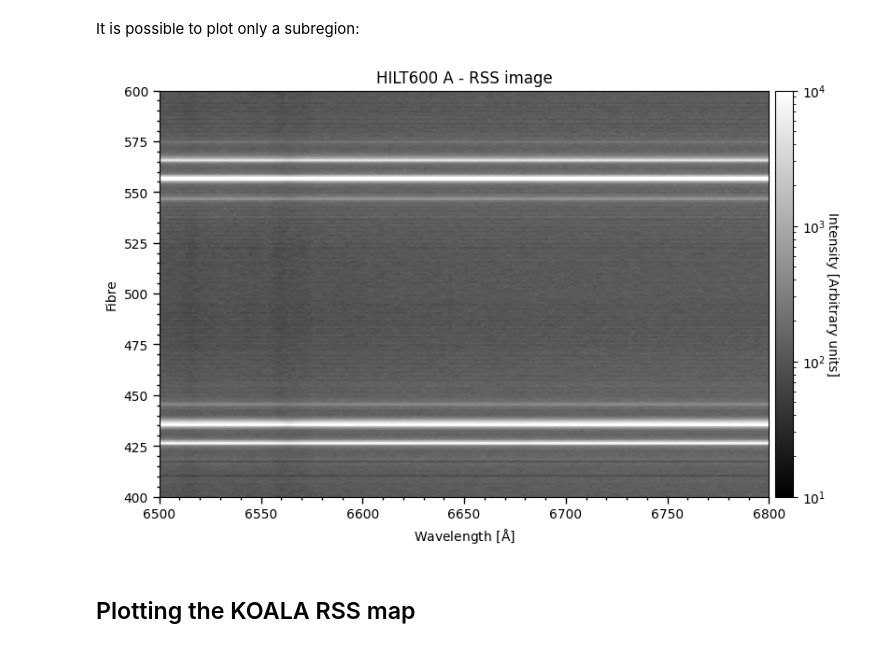
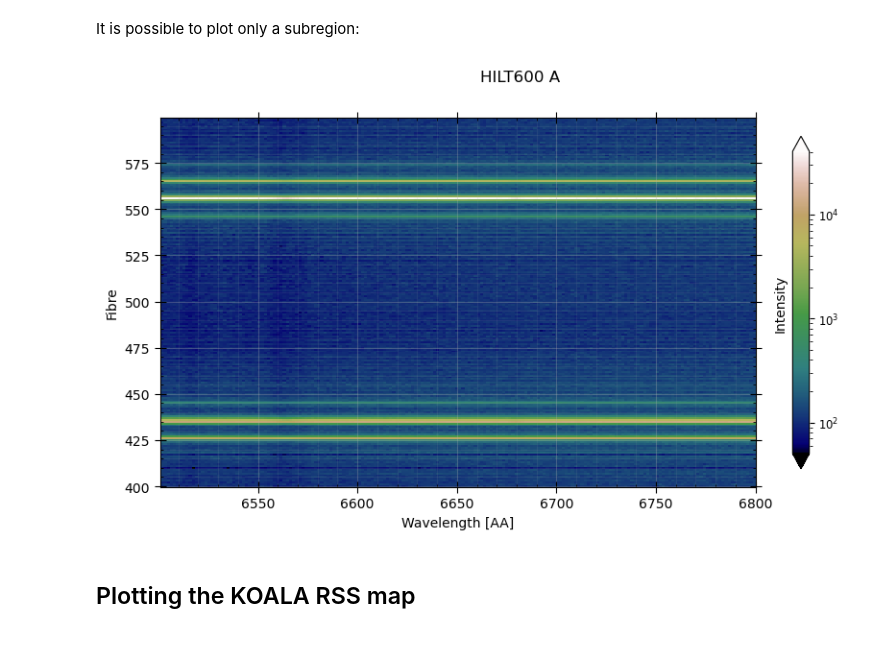
Before and after one commit to pykoala/pykoala, a Jupyter notebook: tutorials/koala_tutorial_1_intro.ipynb, the cells around one changed output. Drawn from its saved outputs; the diff is of its cells as text; code cells hidden in the pictures.

```diff
--- a/tutorials/koala_tutorial_1_intro.ipynb
+++ b/tutorials/koala_tutorial_1_intro.ipynb
@@ -48,5 +35,5 @@ arm = 'red'
 path_to_filename = f"{path_to_data}/{aaomega_gratings[arm]}"
 
 # # Check the data that we have in folder path_to_filename using task "list_koala_fits_files_in_folder()"
-list_koala_fits_files_in_folder(path_to_data)
+#list_koala_fits_files_in_folder(path_to_data)
 # %% [output]
@@ -82,9 +49,11 @@ obs_number = 28 #31-36  galaxy, 28, 29, 30 star 2, 25,26,27 star 1
 # # Set variable "filename" just with the info of the file (it does not include the path in this example)
 filename = f"{date}{aaomega_arms[arm]}00{obs_number}red.fits"
 
-run28_red = koalaRSS(filename,                         # Name of the file, it could including all full path
-                     path = path_to_data,          # Path to the file (optional, default=None)
-                     rss_object_name = "run28_red",    # Name of the rss object to be created (optional, default=None)
-                     verbose = True,                   # Print in screen what it is happening (optional, default=False)
-                     plot = True)                      # Plot any plot that appears in the process (optional, default=False)
+# run28_red = koalaRSS(filename,                         # Name of the file, it could including all full path
+#                      path = path_to_data,          # Path to the file (optional, default=None)
+#                      rss_object_name = "run28_red",    # Name of the rss object to be created (optional, default=None)
+#                      verbose = True,                   # Print in screen what it is happening (optional, default=False)
+#                      plot = True)                      # Plot any plot that appears in the process (optional, default=False)
+
+run28_red = koala_rss(os.path.join(path_to_data, filename))
 # %% [output]
@@ -265,16 +215,10 @@ rss_image(run28_red,
 # %% [markdown]
 It is possible to plot only a subregion:
 # %%
-rss_image(run28_red,
-          log = True,
-          wmin = 6500, wmax = 6800,     # Wavelength range
-          fmin = 400, fmax =600,        # Fibre range
-          clow = 10, chigh =1E4,        # Color range
-          greyscale = True,
-          #save_plot_in_file=           # Use this for saving the image in a PNG, PDF file...
-          )
+fig = run28_red.plot_rss_image(wavelength_range=[6500, 6800], fibre_range=[400, 600],
+                               cmap_args={'norm': 'LogNorm'})
 # %% [output]
-[figure, old version]
+[figure, new version]
 # %% [markdown]
  ## Plotting the KOALA RSS map
 # %% [markdown]
```
Also changed, not shown: parts of 24 cells of this notebook.
